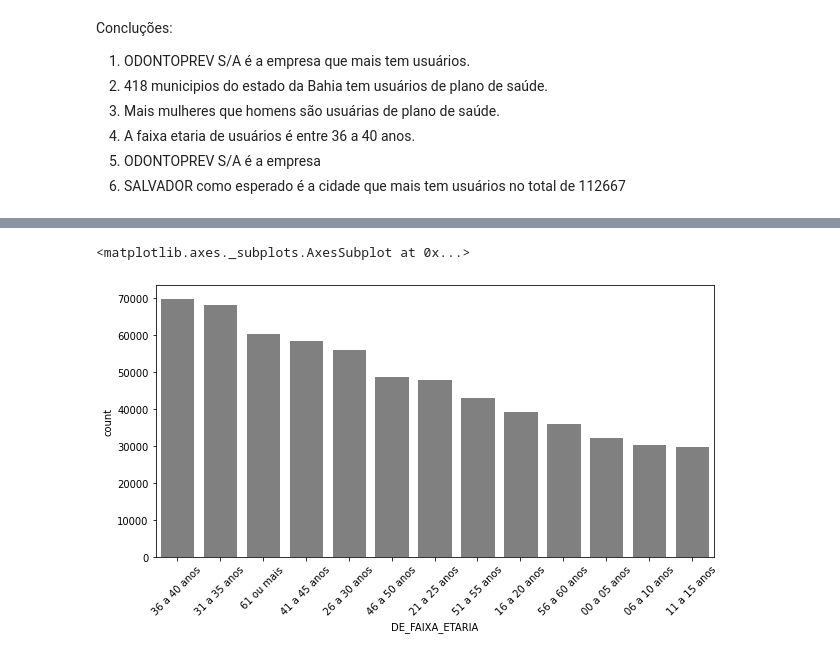
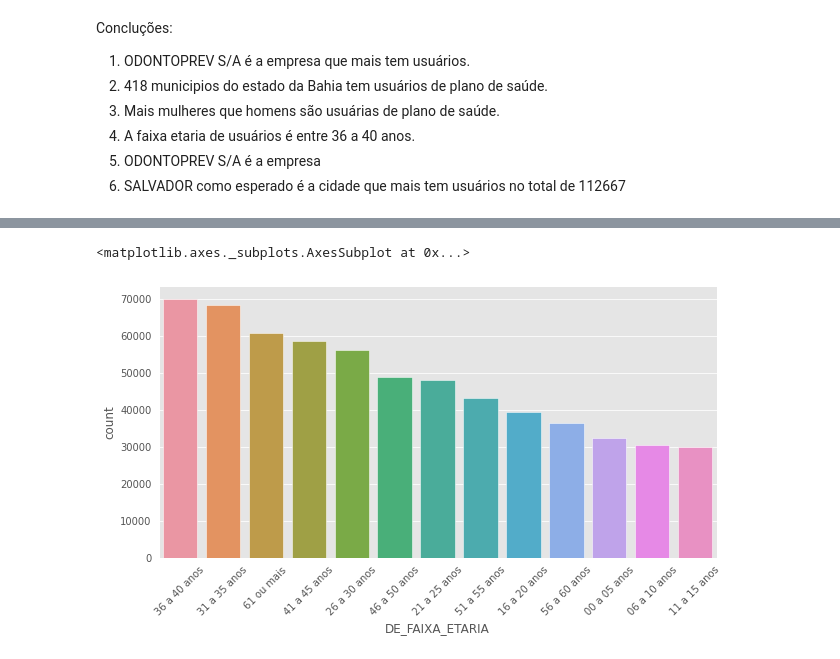
Before and after one commit to cidosjr/random-projects, a Jupyter notebook: Notebooks/informacoes_consolidadas_de_beneficiários_ben202004_BA.ipynb, the cells around one changed output, grey strips where cells are left out. Cells and saved outputs as stored; diff of their text form; code cells hidden in the pictures.

```diff
--- a/Notebooks/informacoes_consolidadas_de_beneficiários_ben202004_BA.ipynb
+++ b/Notebooks/informacoes_consolidadas_de_beneficiários_ben202004_BA.ipynb
@@ -20,6 +20,8 @@ import pandas as pd
 import numpy as np
 import matplotlib.pyplot as plt
 import seaborn as sns
+
+plt.style.use('ggplot')
 # %%
 # O dataset escolhelhido foi o mais atualizado 2020-06-05
 path = '/content/drive/My Drive/Colab Notebooks/Datasets/dados_informacoes_consolidadas_de_beneficiarios_ben202004_BA.csv'
@@ -91,15 +93,14 @@ Name: DE_FAIXA_ETARIA, dtype: int64
 # %%
 # plotar a faixa etaria de idade;
 plt.figure(figsize=(10,5))
 plt.xticks(rotation=45)
 
 sns.set_style('whitegrid')
 
 sns.countplot(
     dataset.DE_FAIXA_ETARIA,
     order = dataset.DE_FAIXA_ETARIA.value_counts().index,
-    color='gray'
 )
 # %% [output]
 <matplotlib.axes._subplots.AxesSubplot at 0x...>
-[figure, old version]
+[figure, new version]
```
Also changed, not shown: parts of 3 cells of this notebook.
